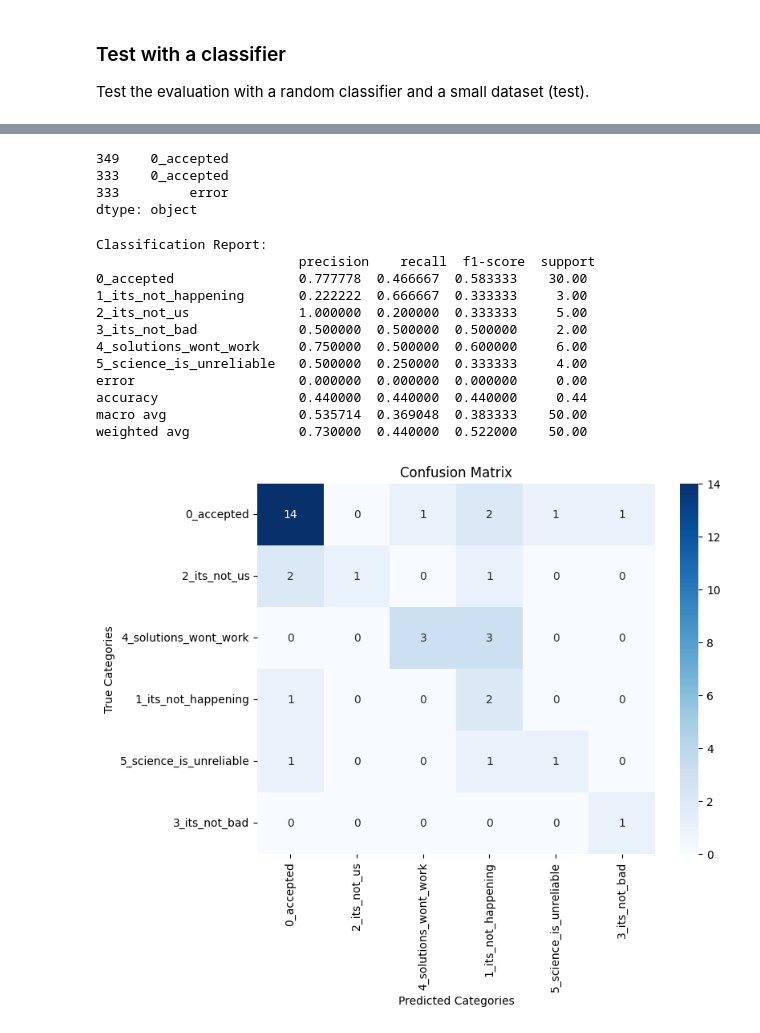
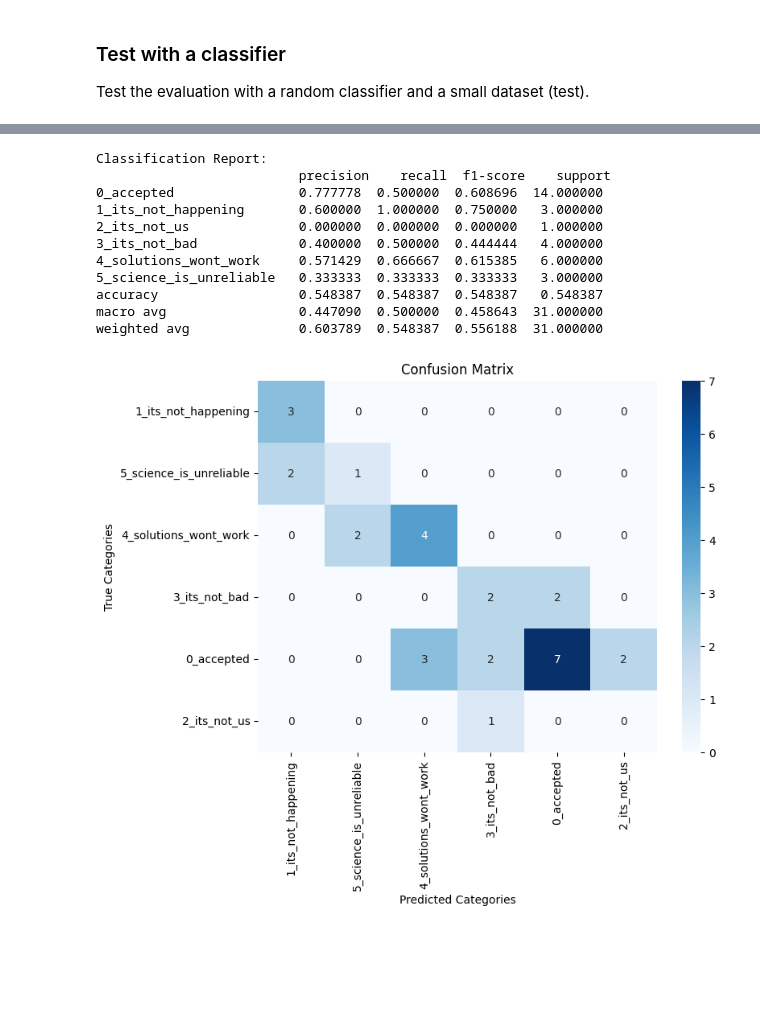
Before and after one commit to dataforgoodfr/climateguard, a Jupyter notebook: notebooks/benchmark/evaluate_classifier.ipynb, the cells around one changed output, grey strips where cells are left out. Saved outputs shown, nothing was run; the diff lists cells and outputs as text; code cells hidden in the pictures; blank space fills up the shorter version.

Commit message:
Remove prediction from evaluation + check matching labels

```diff
--- a/notebooks/benchmark/evaluate_classifier.ipynb
+++ b/notebooks/benchmark/evaluate_classifier.ipynb
@@ -43,7 +43,7 @@ class EvaluateClassifier:
             raise ValueError("The classifier's `predict` method must take a dataframe with a column 'claim' of strings as input. "
                              "Ensure the classifier is compatible with text data.") from e
 
-    def load_data(self, file_path=None, benchmark=None):
+    def load_benchmark(self, file_path=None, benchmark=None):
         """
         Load data from a csv file or take directly a dataframe.
 
@@ -58,15 +58,6 @@ class EvaluateClassifier:
             raise ValueError("Columns 'claim' and 'label' must be present in the benchmark")
 
         return benchmark
-
-    def predict(self, benchmark):
-        """
-        Predict classes on the benchmark.
-
-        :param benchmark: Dataframe of claims
-        :return: Classifier predictions
-        """
-        return self.classifier.predict(benchmark)
 
     def generate_classification_report(self, y, y_pred):
         """
@@ -97,26 +88,29 @@ class EvaluateClassifier:
         plt.title("Confusion Matrix")
         plt.show()
 
-    def evaluate(self, file_path=None, benchmark=None):
+    def evaluate(self, y_pred, file_path=None, benchmark=None):
         """
-        Run the complete evaluation: loading benchmark, predicting  with the classifier and evaluating
+        Run the evaluation: loading benchmark's labels and classifier's prediction and evaluation
 
+        :param y_pred: The classifier's prediction on the benchmark
         :param file_path: Path to the csv file containing the benchmark
         :param benchmark: DataFrame to use directly if provided
         """
         # Load the data
-        benchmark = self.load_data(file_path, benchmark)
+        benchmark = self.load_benchmark(file_path, benchmark)
         y = benchmark['label']
 
-        # Predict
-        y_pred = self.predict(benchmark)
-        labels = y.unique()
+        # Verify that benchmark's labels and classifier's predictions match
+        labels = set(y_pred)
+        if not set(labels).difference(set(y)) == set([]):
+            print("The labels don't match: ", set(labels).difference(set(y)) )
 
-        # Generate the classification report
-        self.generate_classification_report(y, y_pred)
+        else:
+            # Generate the classification report
+            self.generate_classification_report(y, y_pred)
 
-        # Generate and display the confusion matrix
-        self.plot_confusion_matrix(y, y_pred, labels)
+            # Generate and display the confusion matrix
+            self.plot_confusion_matrix(y, y_pred, list(labels))
 # %%
 benchmark_path = "../../data/benchmark/cards_sample_1000.csv"
 df = pd.read_csv(benchmark_path)
@@ -243,26 +236,23 @@ test.describe()
-# %%
-classifier = Classifier()
-# classifier.predict(test.iloc[:3])
-# %% [output]
-349    0_accepted
-333    0_accepted
-333         error
-dtype: object
+# %%
+classifier = Classifier()
+y_pred = classifier.predict(test)
+
+# filter error
+test = test[y_pred != 'error']
+y_pred = y_pred[y_pred != 'error']
 # %%
 evaluation = EvaluateClassifier(classifier)
+evaluation.evaluate(y_pred, benchmark=test)
+# %% [output]
+Classification Report:
+                          precision    recall  f1-score    support
+0_accepted                0.777778  0.500000  0.608696  14.000000
+1_its_not_happening       0.600000  1.000000  0.750000   3.000000
+2_its_not_us              0.000000  0.000000  0.000000   1.000000
+3_its_not_bad             0.400000  0.500000  0.444444   4.000000
+4_solutions_wont_work     0.571429  0.666667  0.615385   6.000000
+5_science_is_unreliable   0.333333  0.333333  0.333333   3.000000
+accuracy                  0.548387  0.548387  0.548387   0.548387
+macro avg                 0.447090  0.500000  0.458643  31.000000
+weighted avg              0.603789  0.548387  0.556188  31.000000
+[figure, added]
-# %%
-evaluation.evaluate(benchmark=test)
-# %% [output]
-Classification Report:
-                          precision    recall  f1-score  support
-0_accepted                0.777778  0.466667  0.583333    30.00
-1_its_not_happening       0.222222  0.666667  0.333333     3.00
-2_its_not_us              1.000000  0.200000  0.333333     5.00
-3_its_not_bad             0.500000  0.500000  0.500000     2.00
-4_solutions_wont_work     0.750000  0.500000  0.600000     6.00
-5_science_is_unreliable   0.500000  0.250000  0.333333     4.00
-error                     0.000000  0.000000  0.000000     0.00
-accuracy                  0.440000  0.440000  0.440000     0.44
-macro avg                 0.535714  0.369048  0.383333    50.00
-weighted avg              0.730000  0.440000  0.522000    50.00
-[figure, removed]
```
Also changed, not shown: parts of 2 cells of this notebook, 2 other files.
